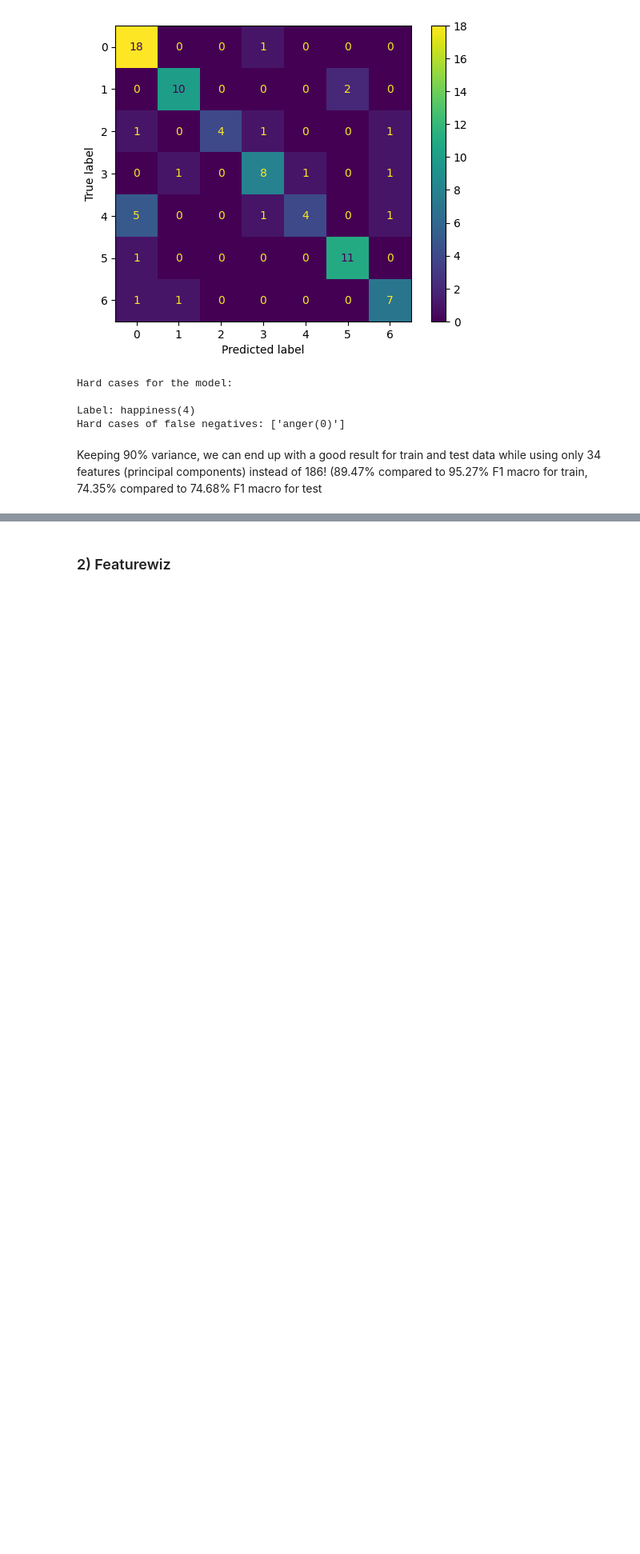
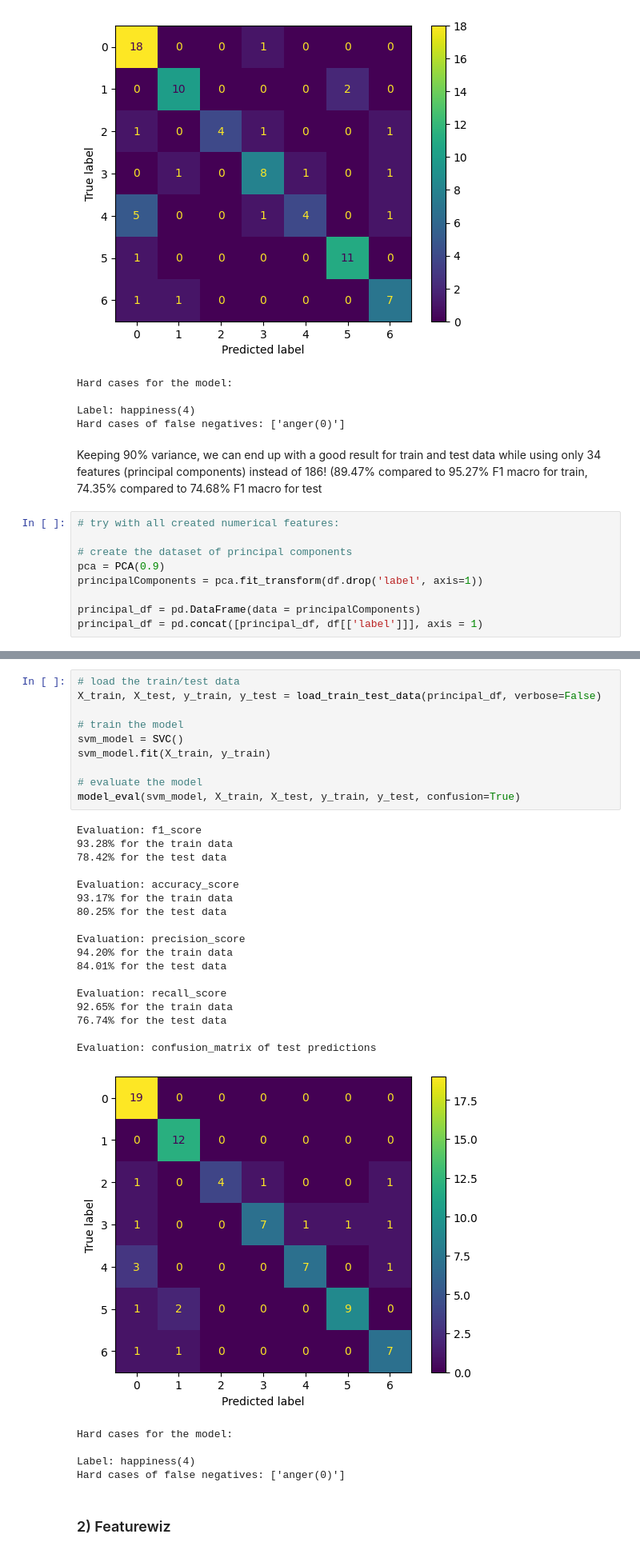
Before and after one commit to kimlindner/automatic_speech_emotion_recognition, a Jupyter notebook: notebooks/BaselineModels_TraditionalML.ipynb, the cells around one changed output, grey strips where cells are left out. Shown at 80% size. Cells and saved outputs as stored; diff of their text form; blank space fills up the shorter version.

```diff
--- a/notebooks/BaselineModels_TraditionalML.ipynb
+++ b/notebooks/BaselineModels_TraditionalML.ipynb
@@ -947,3 +975,12 @@ Label: happiness(4)
 Hard cases of false negatives: ['anger(0)']
 # %% [markdown]
 Keeping 90% variance, we can end up with a good result for train and test data while using only 34 features (principal components) instead of 186! (89.47% compared to 95.27% F1 macro for train, 74.35% compared to 74.68% F1 macro for test
+# %%
+# try with all created numerical features:
+
+# create the dataset of principal components
+pca = PCA(0.9)
+principalComponents = pca.fit_transform(df.drop('label', axis=1))
+
+principal_df = pd.DataFrame(data = principalComponents)
+principal_df = pd.concat([principal_df, df[['label']]], axis = 1)
@@ -950,3 +1000,36 @@ Keeping 90% variance, we can end up with a good result for train and test data w
+# %%
+# load the train/test data
+X_train, X_test, y_train, y_test = load_train_test_data(principal_df, verbose=False)
+
+# train the model
+svm_model = SVC()
+svm_model.fit(X_train, y_train)
+
+# evaluate the model
+model_eval(svm_model, X_train, X_test, y_train, y_test, confusion=True)
+# %% [output]
+Evaluation: f1_score
+93.28% for the train data
+78.42% for the test data
+
+Evaluation: accuracy_score
+93.17% for the train data
+80.25% for the test data
+
+Evaluation: precision_score
+94.20% for the train data
+84.01% for the test data
+
+Evaluation: recall_score
+92.65% for the train data
+76.74% for the test data
+
+Evaluation: confusion_matrix of test predictions
+[figure, added]
+Hard cases for the model:
+
+Label: happiness(4)
+Hard cases of false negatives: ['anger(0)']
 # %% [markdown]
 ### 2) Featurewiz
 # %%
```
Also changed, not shown: parts of 14 cells of this notebook, 1 other file.
